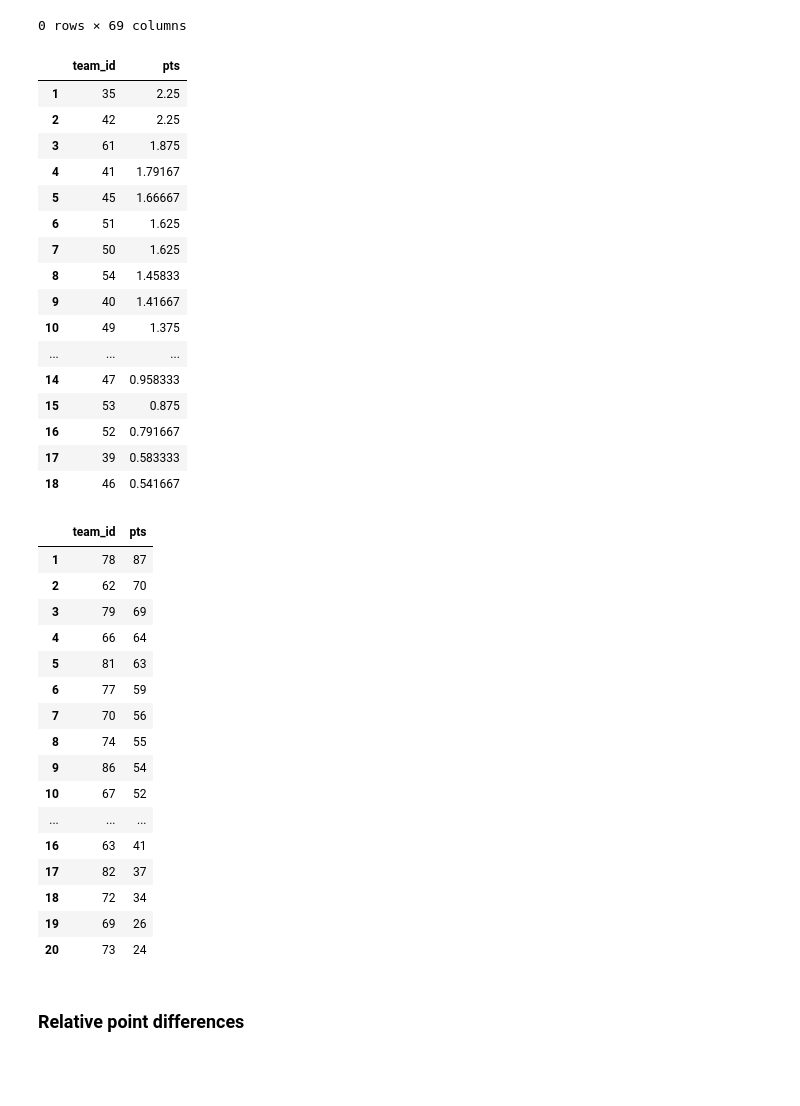
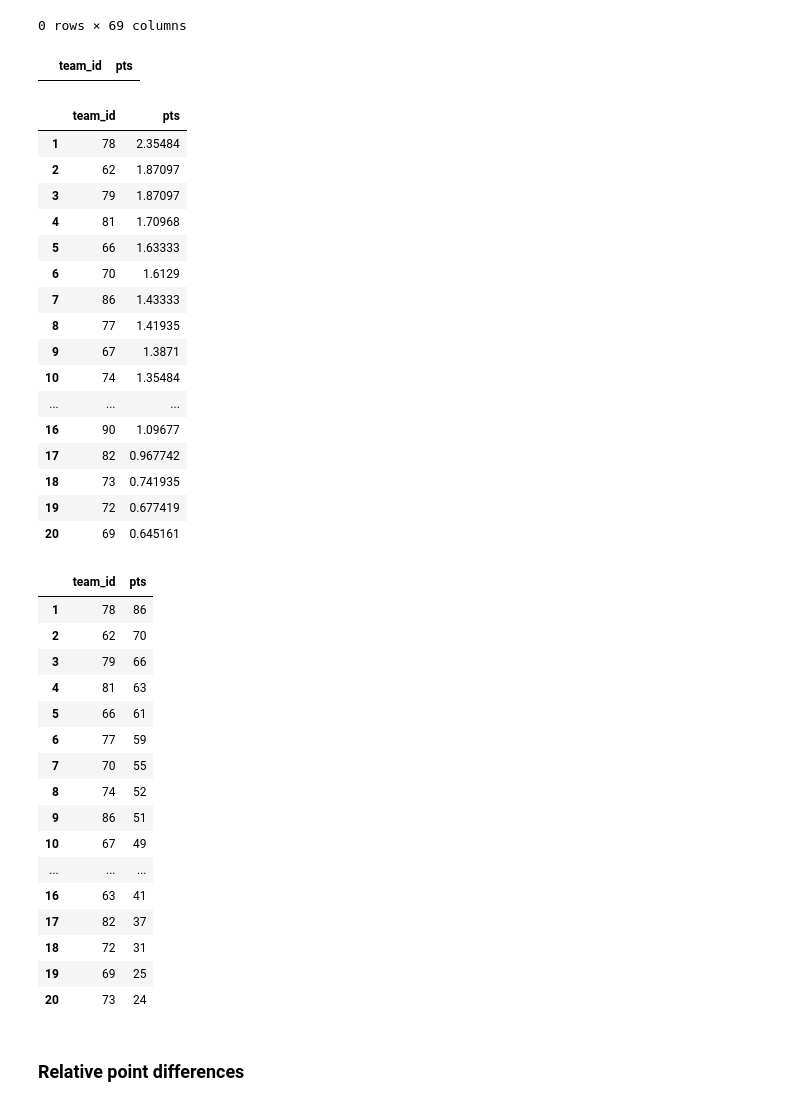
Before and after one commit to michapries/bachelors-thesis, a Jupyter notebook: data_extraction.ipynb, the cells around one changed output. Saved outputs shown, nothing was run; the diff lists cells and outputs as text; code cells hidden in the pictures; blank space fills up the shorter version.

```diff
--- a/data_extraction.ipynb
+++ b/data_extraction.ipynb
@@ -427,8 +428,8 @@ def update_pi_ratings(cur_ratings, actual_gd):
     error = np.abs(actual_gd - exp_gd)
 
     # The two learning rates from the pi-ratings paper (may have to be adjusted)
-    lr_lambda = 0.1
-    lr_gamma = 0.3
+    lr_lambda = 0.035
+    lr_gamma = 0.7
 
     # Update the pi-ratings
     new_H_RTG_home = H_RTG_home + psi_h(error, exp_gd, actual_gd) * lr_lambda
@@ -471,8 +476,8 @@ get_next_game_id(31, datetime.date(2017, 4, 2))
 # %%
-df['H_RTG_home'] = 0
-df['A_RTG_home'] = 0
-df['H_RTG_away'] = 0
-df['A_RTG_away'] = 0
+df['H_RTG_home'] = -1
+df['A_RTG_home'] = -1
+df['H_RTG_away'] = -1
+df['A_RTG_away'] = -1
 
 for row, game in results.iterrows():
     league_name = game['Div']
@@ -872,46 +929,48 @@ def get_cur_standings(season, league, idx):
 
     return cur_standings
 # %%
-get_cur_standings(9, 24, 'D1', 6083)
+get_cur_standings_old(9, 24, 'D1', 6083)
 # %% [output]
 |  | team_id | pts |
-| 1 | 35 | 2.25 |
-| 2 | 42 | 2.25 |
-| 3 | 61 | 1.875 |
-| 4 | 41 | 1.79167 |
-| 5 | 45 | 1.66667 |
-| 6 | 51 | 1.625 |
-| 7 | 50 | 1.625 |
-| 8 | 54 | 1.45833 |
-| 9 | 40 | 1.41667 |
-| 10 | 49 | 1.375 |
-| ... | ... | ... |
-| 14 | 47 | 0.958333 |
-| 15 | 53 | 0.875 |
-| 16 | 52 | 0.791667 |
-| 17 | 39 | 0.583333 |
-| 18 | 46 | 0.541667 |
 # %%
-get_cur_standings(5, 38, 'I1')
+get_cur_standings(5, 'I1', 8000)
+# %% [output]
+|  | team_id | pts |
+| 1 | 78 | 2.35484 |
+| 2 | 62 | 1.87097 |
+| 3 | 79 | 1.87097 |
+| 4 | 81 | 1.70968 |
+| 5 | 66 | 1.63333 |
+| 6 | 70 | 1.6129 |
+| 7 | 86 | 1.43333 |
+| 8 | 77 | 1.41935 |
+| 9 | 67 | 1.3871 |
+| 10 | 74 | 1.35484 |
+| ... | ... | ... |
+| 16 | 90 | 1.09677 |
+| 17 | 82 | 0.967742 |
+| 18 | 73 | 0.741935 |
+| 19 | 72 | 0.677419 |
+| 20 | 69 | 0.645161 |
 # %%
-get_cur_standings_old(69, 5, 38, 'I1')
+get_cur_standings_old(69, 5, 37, 'I1')
 # %% [output]
 |  | team_id | pts |
-| 1 | 78 | 87 |
+| 1 | 78 | 86 |
 | 2 | 62 | 70 |
-| 3 | 79 | 69 |
-| 4 | 66 | 64 |
-| 5 | 81 | 63 |
+| 3 | 79 | 66 |
+| 4 | 81 | 63 |
+| 5 | 66 | 61 |
 | 6 | 77 | 59 |
-| 7 | 70 | 56 |
-| 8 | 74 | 55 |
-| 9 | 86 | 54 |
-| 10 | 67 | 52 |
+| 7 | 70 | 55 |
+| 8 | 74 | 52 |
+| 9 | 86 | 51 |
+| 10 | 67 | 49 |
 | ... | ... | ... |
 | 16 | 63 | 41 |
 | 17 | 82 | 37 |
-| 18 | 72 | 34 |
-| 19 | 69 | 26 |
+| 18 | 72 | 31 |
+| 19 | 69 | 25 |
 | 20 | 73 | 24 |
 # %% [markdown]
 ### Relative point differences
```
Also changed, not shown: parts of 13 cells of this notebook, 2 other files.
